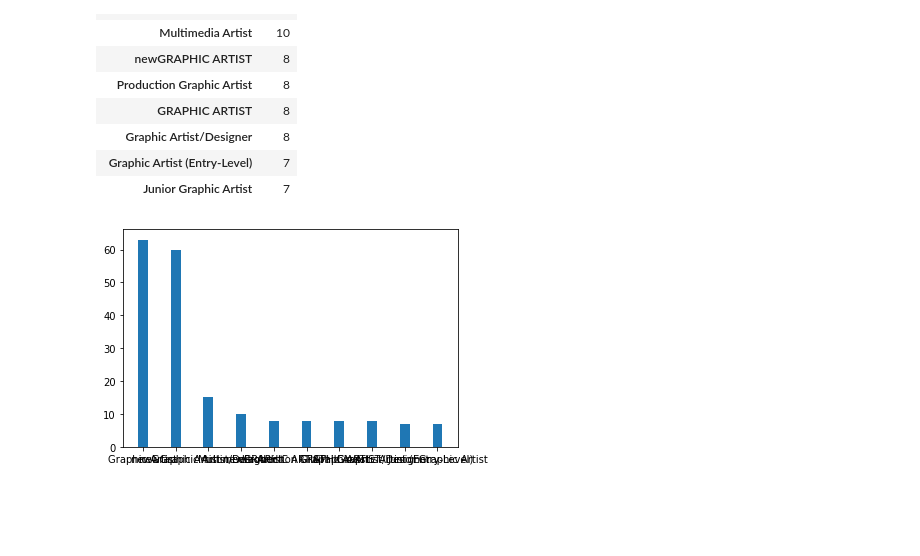
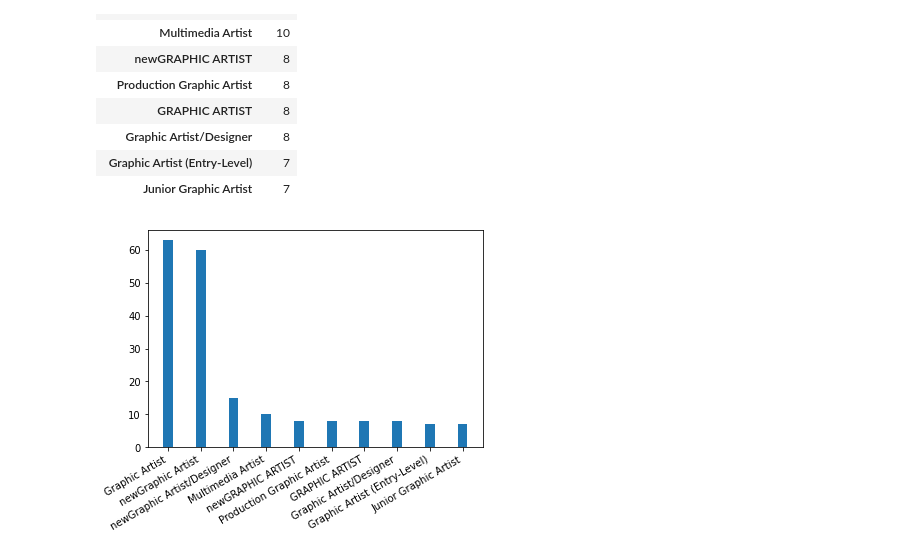
Before and after one commit to jvicrosario1106/husay_project_task, a Jupyter notebook: Data Analysis/analysis_artist_indeed.ipynb, the cells around one changed output. Drawn from its saved outputs; the diff is of its cells as text; code cells hidden in the pictures; blank space fills up the shorter version.

```diff
--- a/Data Analysis/analysis_artist_indeed.ipynb
+++ b/Data Analysis/analysis_artist_indeed.ipynb
@@ -73,7 +75,8 @@ title.to_frame()
 | Graphic Artist (Entry-Level) | 7 |
 | Junior Graphic Artist | 7 |
 # %%
-plt.bar(title.index, title.values,width=0.3)
+plt.bar(title.index, title.values,width=0.3,)
+plt.xticks(rotation=30,ha="right")
 plt.show()
 # %% [output]
-[figure, old version]
+[figure, new version]
```
Also changed, not shown: parts of 6 cells of this notebook.
